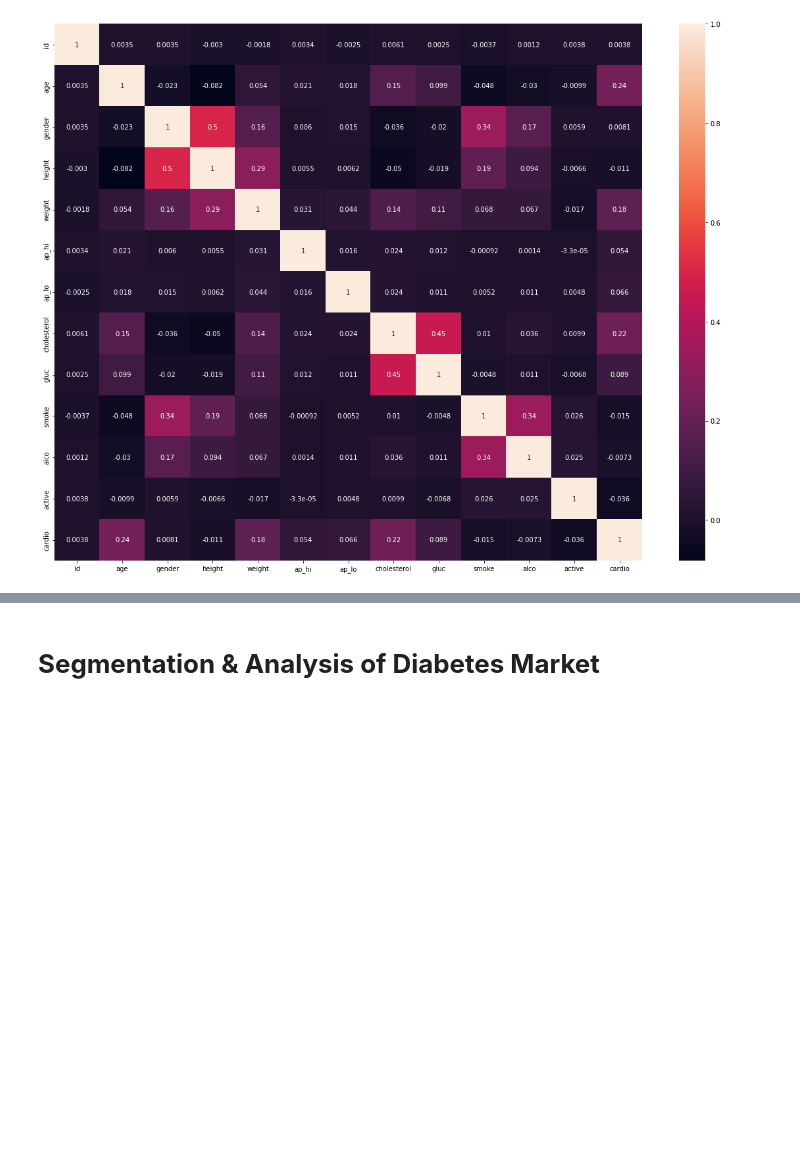
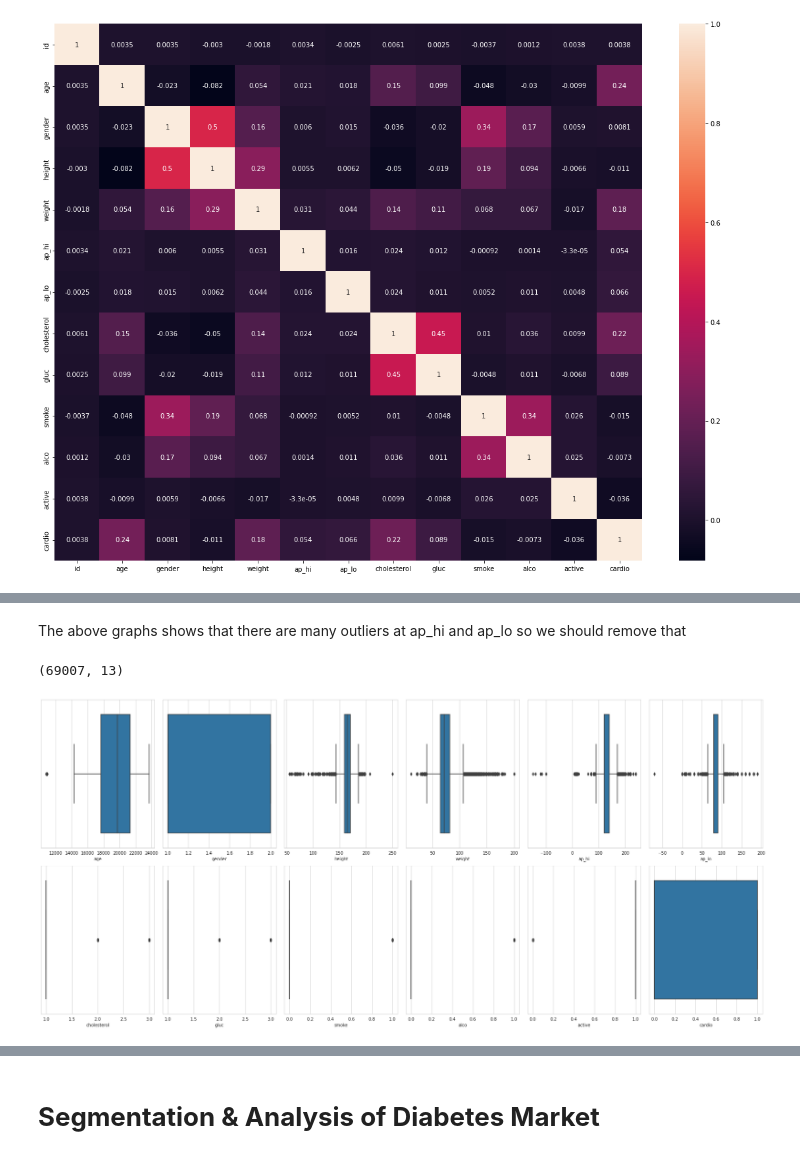
Before and after one commit to pragmatic-philosopher09/Feynn-Labs-Market-Segmentation-Internship-Task-, a Jupyter notebook: Feynn_Lab_Market_Segmentation.ipynb, the cells around one changed output, grey strips where cells are left out. Saved outputs shown, nothing was run; the diff lists cells and outputs as text; code cells hidden in the pictures; blank space fills up the shorter version.

```diff
--- a/Feynn_Lab_Market_Segmentation.ipynb
+++ b/Feynn_Lab_Market_Segmentation.ipynb
@@ -90,0 +128,14 @@ sns.heatmap(bp.corr(), annot=True)
+# %% [markdown]
+The above graphs shows that there are many outliers at ap_hi and ap_lo so we should remove that
+# %%
+# remove outliers in ap_hi and ap_lo
+cleaned_df = bp[bp['ap_hi'] < 250]
+cleaned_df = cleaned_df[cleaned_df['ap_lo'] < 250]
+
+print(cleaned_df.shape)
+# %% [output]
+(69007, 13)
+# %%
+check_outliers(cleaned_df)
+# %% [output]
+[figure, added]
```
Also changed, not shown: parts of 38 cells of this notebook.
